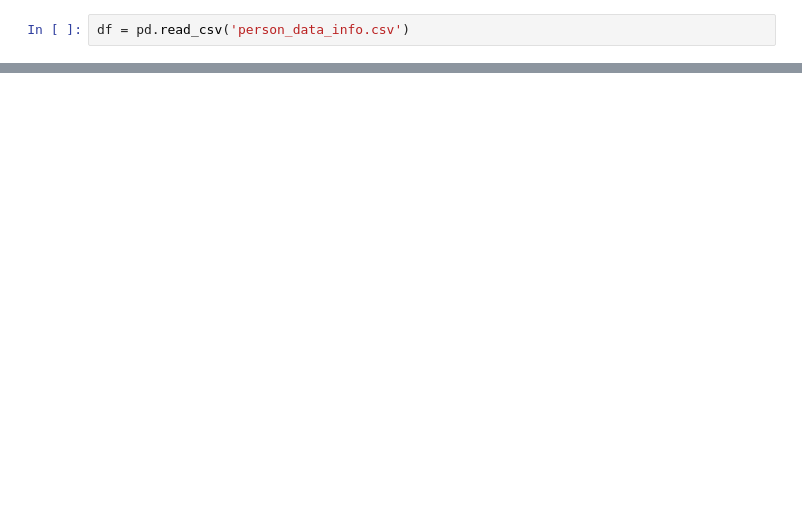
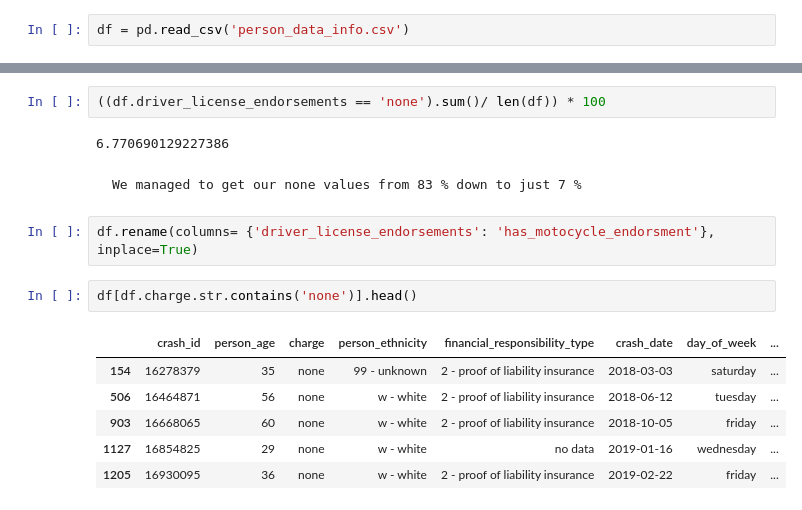
Before and after one commit to tex-wrex/tex-wrex, a Jupyter notebook: Fermin/prepare.ipynb, the cells around one changed output, grey strips where cells are left out. Drawn from its saved outputs; the diff is of its cells as text; blank space fills up the shorter version.

```diff
--- a/Fermin/prepare.ipynb
+++ b/Fermin/prepare.ipynb
@@ -18,0 +62,17 @@ replace(to_replace=re.compile(r'.*no\s*data.*', re.IGNORECASE), value='no data',
+# %%
+((df.driver_license_endorsements == 'none').sum()/ len(df)) * 100
+# %% [output]
+6.770690129227386
+# %% [markdown]
+    We managed to get our none values from 83 % down to just 7 %
+# %%
+df.rename(columns= {'driver_license_endorsements': 'has_motocycle_endorsment'}, inplace=True)
+# %%
+df[df.charge.str.contains('none')].head()
+# %% [output]
+|  | crash_id | person_age | charge | person_ethnicity | financial_responsibility_type | crash_date | day_of_week | ... |
+| 154 | 16278379 | 35 | none | 99 - unknown | 2 - proof of liability insurance | 2018-03-03 | saturday | ... |
+| 506 | 16464871 | 56 | none | w - white | 2 - proof of liability insurance | 2018-06-12 | tuesday | ... |
+| 903 | 16668065 | 60 | none | w - white | 2 - proof of liability insurance | 2018-10-05 | friday | ... |
+| 1127 | 16854825 | 29 | none | w - white | no data | 2019-01-16 | wednesday | ... |
+| 1205 | 16930095 | 36 | none | w - white | 2 - proof of liability insurance | 2019-02-22 | friday | ... |
```
Also changed, not shown: parts of 52 cells of this notebook, 1 other file.
